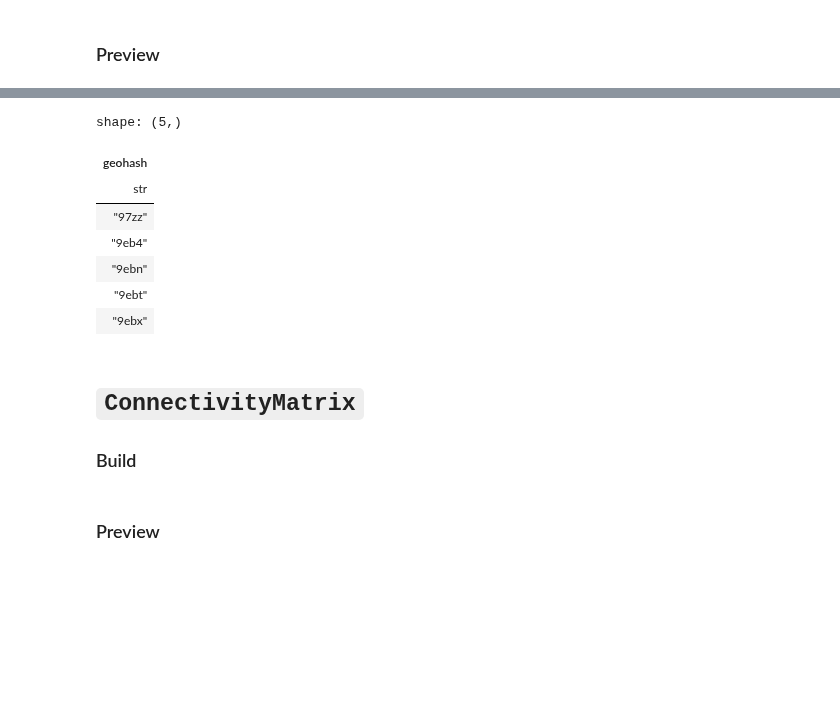
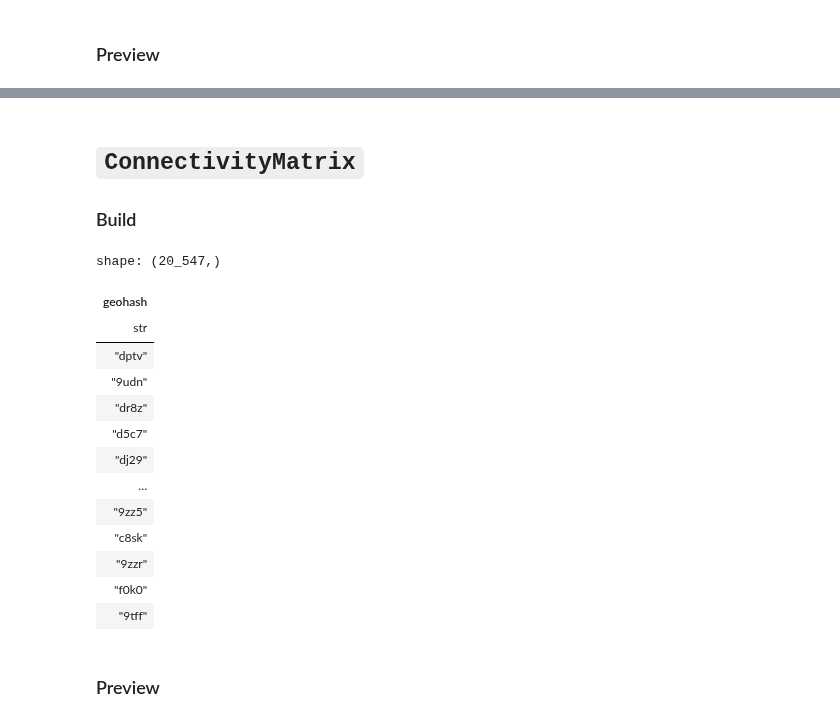
Before and after one commit to frewsxcv/citizen-science-bioregionalization, a Jupyter notebook: Workspace.ipynb, the cells around one changed output, grey strips where cells are left out. Cells and saved outputs as stored; diff of their text form; code cells hidden in the pictures; blank space fills up the shorter version.

```diff
--- a/Workspace.ipynb
+++ b/Workspace.ipynb
@@ -95,14 +118,3 @@ geohash_series = GeohashSeries.build(geohash_taxa_counts_dataframe)
-# %%
-geohash_series.series.limit(5)
-# %% [output]
-shape: (5,)
-| geohash |
-| str |
-| "97zz" |
-| "9eb4" |
-| "9ebn" |
-| "9ebt" |
-| "9ebx" |
 # %% [markdown]
 # `ConnectivityMatrix`
 
@@ -110,7 +122,35 @@ shape: (5,)
 # %%
 from src.matrices.connectivity import ConnectivityMatrix
 
-connectivity_matrix = ConnectivityMatrix.build(geohash_series)
+connectivity_matrix = ConnectivityMatrix.build(geohash_dataframe)
+# %%
+#TMP
+
+connectivity_matrix._connectivity_matrix.shape
+
+geohash_dataframe.df["geohash"].unique()
+
+# len(set(geohash_taxa_counts_dataframe.df["geohash"].unique()))
+
+
+# import polars as pl
+
+# geohash_dataframe.df.filter(pl.col("geohash").is_in(n))
+# %% [output]
+shape: (20_547,)
+| geohash |
+| str |
+| "dptv" |
+| "9udn" |
+| "dr8z" |
+| "d5c7" |
+| "dj29" |
+| … |
+| "9zz5" |
+| "c8sk" |
+| "9zzr" |
+| "f0k0" |
+| "9tff" |
 # %% [markdown]
 ### Preview
 # %%
```
Also changed, not shown: parts of 17 cells of this notebook, 2 other files.
